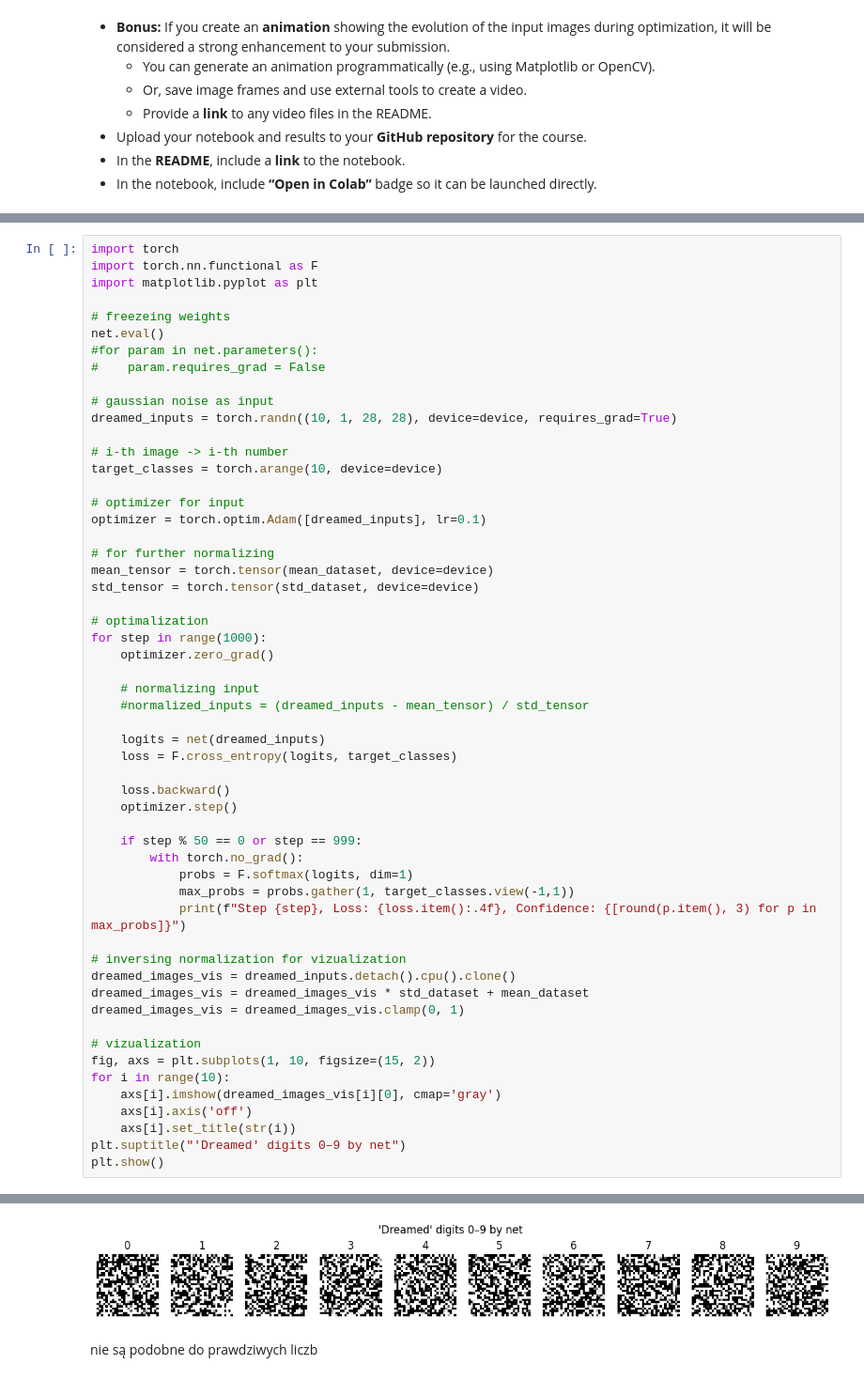
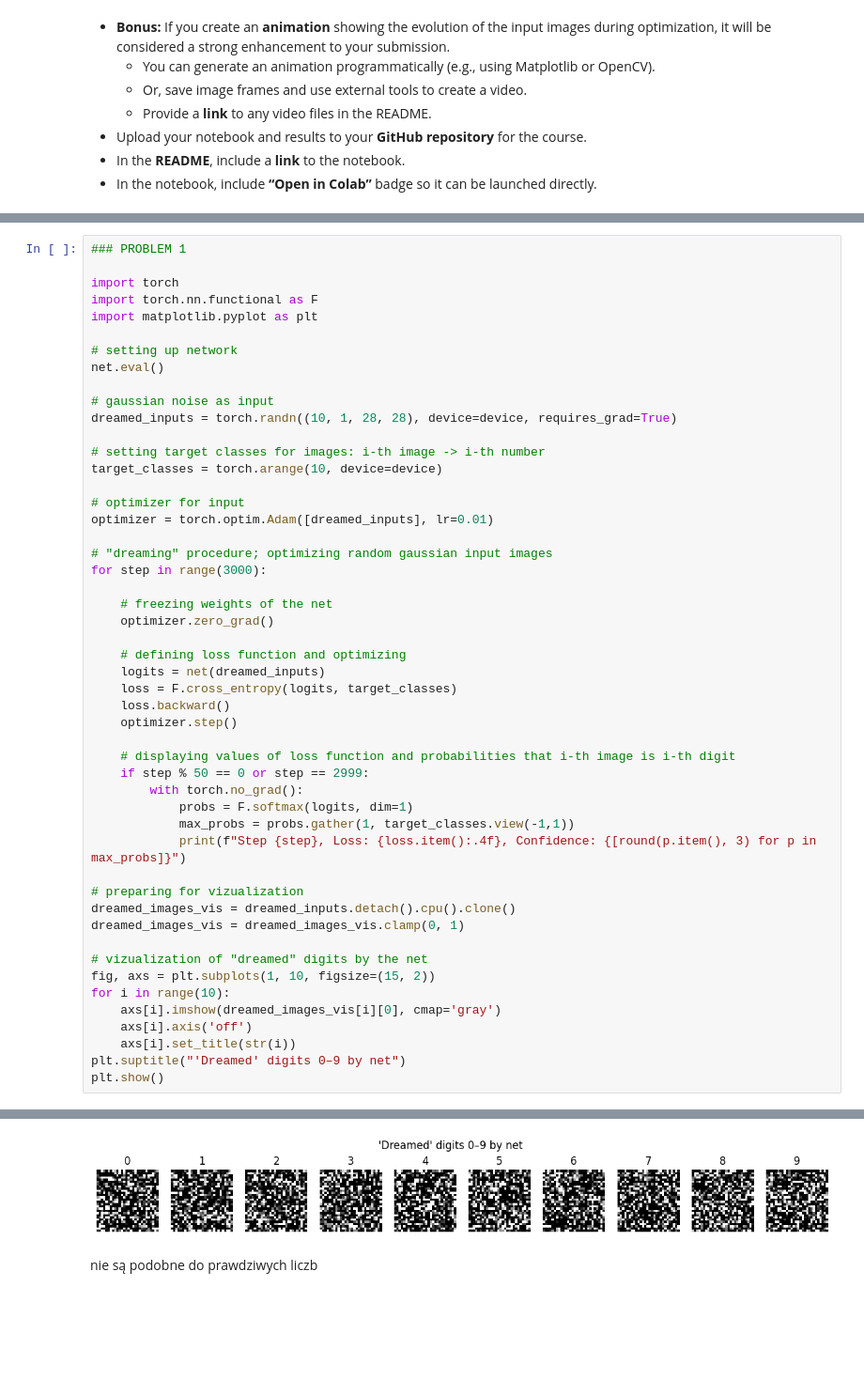
Before and after one commit to MichalSlowakiewicz/Machine-Learning, a Jupyter notebook: Homework9.ipynb, the cells around one changed output, grey strips where cells are left out. Shown at 94% size. Cells and saved outputs as stored; diff of their text form; blank space fills up the shorter version.

```diff
--- a/Homework9.ipynb
+++ b/Homework9.ipynb
@@ -189,51 +195,46 @@ accuracy =  0.9805
 # %%
+### PROBLEM 1
+
 import torch
 import torch.nn.functional as F
 import matplotlib.pyplot as plt
 
-# freezeing weights
+# setting up network
 net.eval()
-#for param in net.parameters():
-#    param.requires_grad = False
 
 # gaussian noise as input
 dreamed_inputs = torch.randn((10, 1, 28, 28), device=device, requires_grad=True)
 
-# i-th image -> i-th number
+# setting target classes for images: i-th image -> i-th number
 target_classes = torch.arange(10, device=device)
 
 # optimizer for input
-optimizer = torch.optim.Adam([dreamed_inputs], lr=0.1)
+optimizer = torch.optim.Adam([dreamed_inputs], lr=0.01)
 
-# for further normalizing
-mean_tensor = torch.tensor(mean_dataset, device=device)
-std_tensor = torch.tensor(std_dataset, device=device)
+# "dreaming" procedure; optimizing random gaussian input images
+for step in range(3000):
 
-# optimalization
-for step in range(1000):
+    # freezing weights of the net
     optimizer.zero_grad()
 
-    # normalizing input
-    #normalized_inputs = (dreamed_inputs - mean_tensor) / std_tensor
-
+    # defining loss function and optimizing
     logits = net(dreamed_inputs)
     loss = F.cross_entropy(logits, target_classes)
-
     loss.backward()
     optimizer.step()
 
-    if step % 50 == 0 or step == 999:
+    # displaying values of loss function and probabilities that i-th image is i-th digit
+    if step % 50 == 0 or step == 2999:
         with torch.no_grad():
             probs = F.softmax(logits, dim=1)
             max_probs = probs.gather(1, target_classes.view(-1,1))
             print(f"Step {step}, Loss: {loss.item():.4f}, Confidence: {[round(p.item(), 3) for p in max_probs]}")
 
-# inversing normalization for vizualization
+# preparing for vizualization
 dreamed_images_vis = dreamed_inputs.detach().cpu().clone()
-dreamed_images_vis = dreamed_images_vis * std_dataset + mean_dataset
 dreamed_images_vis = dreamed_images_vis.clamp(0, 1)
 
-# vizualization
+# vizualization of "dreamed" digits by the net
 fig, axs = plt.subplots(1, 10, figsize=(15, 2))
 for i in range(10):
     axs[i].imshow(dreamed_images_vis[i][0], cmap='gray')
@@ -262,3 +263,3 @@ Step 999, Loss: 0.0037, Confidence: [0.997, 0.996, 0.996, 0.997, 0.997, 0.996, 0
-[figure, old version]
+[figure, new version]
 # %% [markdown]
 nie są podobne do prawdziwych liczb
```
Also changed, not shown: parts of 14 cells of this notebook.
